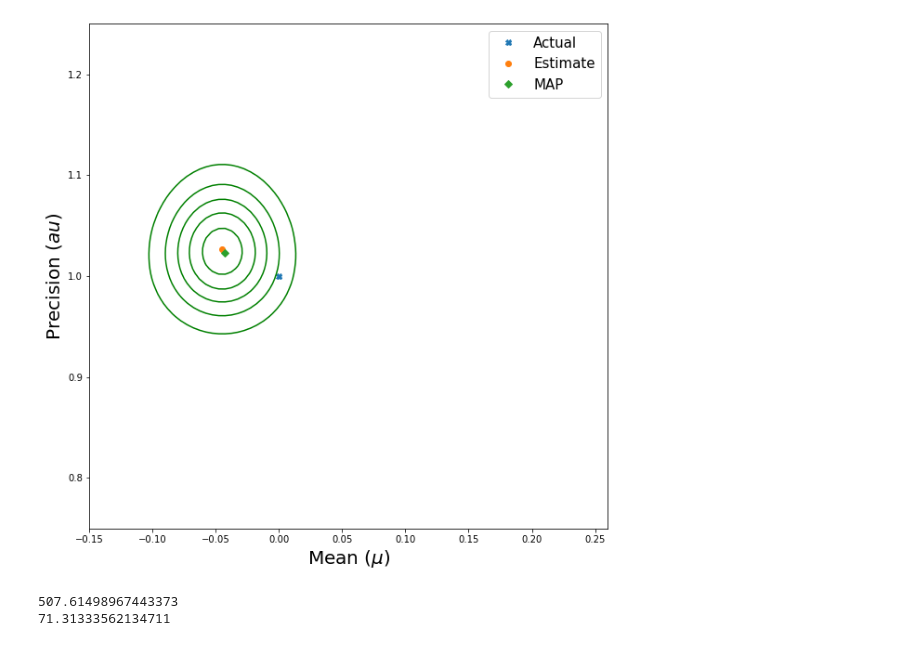
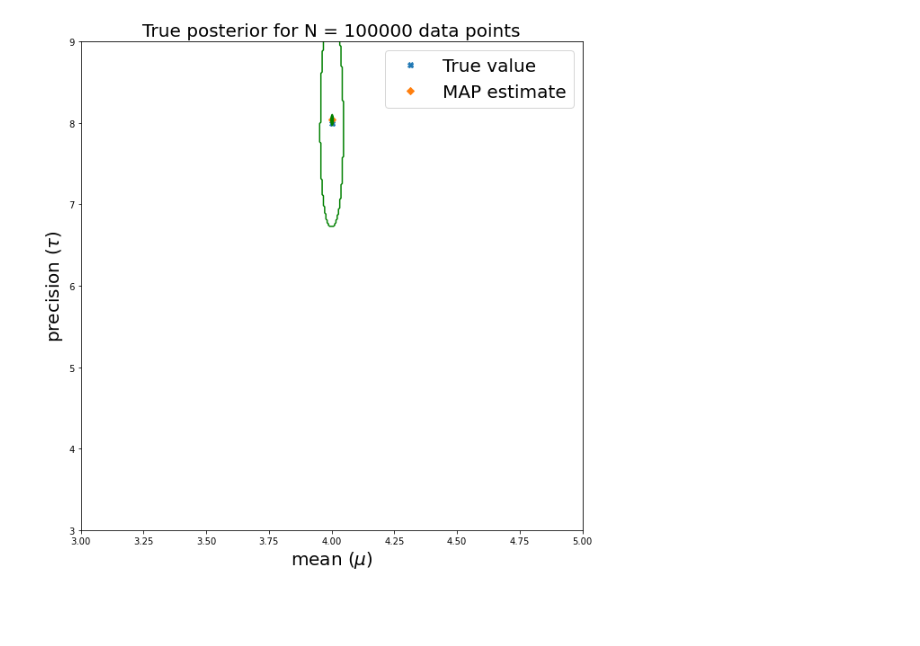
Before and after one commit to anderssonhannes/DD2434-Advanced-Machine-Learning, a Jupyter notebook: assignment_1A/task_1A_3/VI.ipynb, the cells around one changed output. Drawn from its saved outputs; the diff is of its cells as text; code cells hidden in the pictures; blank space fills up the shorter version.

```diff
--- a/assignment_1A/task_1A_3/VI.ipynb
+++ b/assignment_1A/task_1A_3/VI.ipynb
@@ -46,40 +25,40 @@ X = np.random.normal(loc=MEAN, scale=np.sqrt(1/PRECISION), size=N)
+# %%
+# Create interpolation grid for the contour plots
+mus = np.linspace(mean-1, mean+1, 400)
+taus = np.linspace(precision-5, precision+1, 400)
 # %%
-## EXACT with norm-gamma
+# Contour plots for exact posterior
+
 # Parameters for the posterior distribution
-mu_p = (N*X.mean() + MU_0*LAMB_0) / (N+LAMB_0)
-lambda_p = N+LAMB_0
-alpha_p = N/2 + A_0
-beta_p = B_0 + 0.5*(N*np.square(X).mean() + LAMB_0*MU_0**2 - (N+LAMB_0)*mu_p**2)
+mu_p = (N*X.mean() + mu_0*lambda_0) / (N+lambda_0)
+lambda_p = N+lambda_0
+alpha_p = N/2 + a_0
+beta_p = b_0 + 0.5*(N*np.square(X).mean() + lambda_0*mu_0**2 - (N+lambda_0)*mu_p**2)
 
-# Now compute the probabilities from the densities
-Z_Exact = np.empty_like(Z_Prior)
-#  First create pTau since it is independent of other parameters.
-pTau = gamma(a=alpha_p, loc=0, scale=1/beta_p)
-#  Create  pMu for every Tau since they are dependent
-for i_t, tau in enumerate(taus):
-    pMu = norm(loc=mu_p, scale=1/np.sqrt(lambda_p * tau))
-    Z_Exact[:, i_t] = pMu.pdf(mus) * pTau.pdf(tau)
+# Now compute the probabilities Z_e from the densities
+Z_e = np.empty([len(mus), len(taus)])
+
+#  Create P(tau) first since P(mu) depends on tau
+P_tau = gamma(a=alpha_p, loc=0, scale=1/beta_p)
+#  Create  P_mu for every Tau
+for i_tau, tau in enumerate(taus):
+    P_mu = norm(loc=mu_p, scale=1/np.sqrt(lambda_p * tau))
+    Z_e[:, i_tau] = P_mu.pdf(mus) * P_tau.pdf(tau)
 # Find the maximum
-Z_mu_e, Z_tau_e = np.unravel_index(np.argmax(Z_Exact), Z_Exact.shape)
+Z_mu_e, Z_tau_e = np.unravel_index(np.argmax(Z_e), Z_e.shape)
 Z_mu_e, Z_tau_e = mus[Z_mu_e], taus[Z_tau_e]
 
-# Now Plot
+# Contour plot of the true posterior
 plt.figure(figsize=[10,10])
-plt.plot(MEAN, PRECISION, 'X', label='Actual')
-plt.plot(X.mean(), 1/X.var(), 'o', label='Estimate')
-plt.plot(Z_mu_e, Z_tau_e, 'D', label='MAP')
-plt.contour(*np.meshgrid(mus, taus), Z_Exact.T, levels=5, colors=['green'])
-plt.xlim([-0.15, 0.26])
-plt.ylim([0.75, 1.25])
-plt.xlabel('Mean ($\mu$)', fontsize=20)
-plt.ylabel('Precision ($\tau$)', fontsize=20)
-_ = plt.legend(fontsize=15)
+plt.plot(mean, precision, 'X', label='True value')
+plt.plot(Z_mu_e, Z_tau_e, 'D', label='MAP estimate')
+plt.contour(*np.meshgrid(mus, taus), Z_e.T, levels=5, colors=['green'])
+# plt.xlim([3.99, 4.02])
+# plt.ylim([7.95, 8.1])
+plt.xlabel('mean ($\mu$)', fontsize=20)
+plt.ylabel('precision ($\\tau$)', fontsize=20)
+plt.title('True posterior for N = {} data points'.format(N),fontsize=20)
+_ = plt.legend(fontsize=20)
 # %% [output]
-[figure, old version]
+[figure, new version]
-# %%
-print(b_bar)
-print(b_N)
-# %% [output]
-507.61498967443373
-71.31333562134711
 # %%
```
Also changed, not shown: parts of 7 cells of this notebook, 2 other files.
